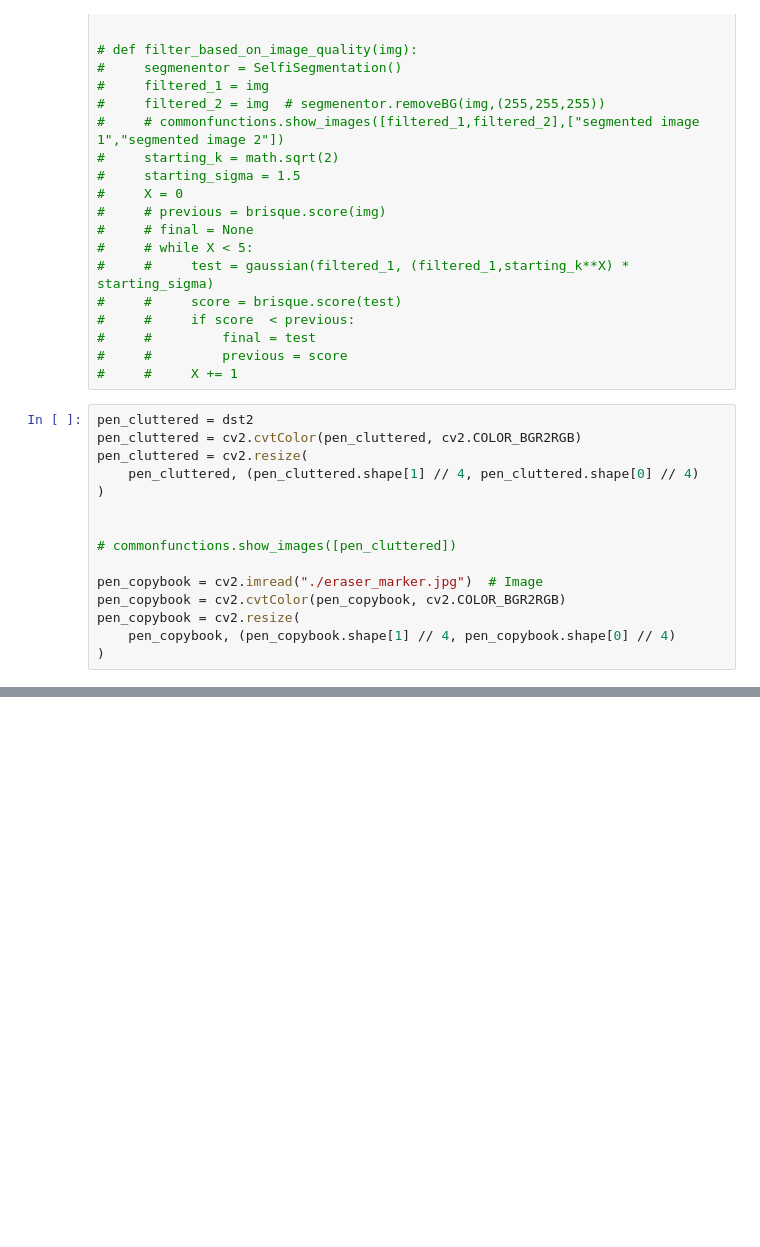
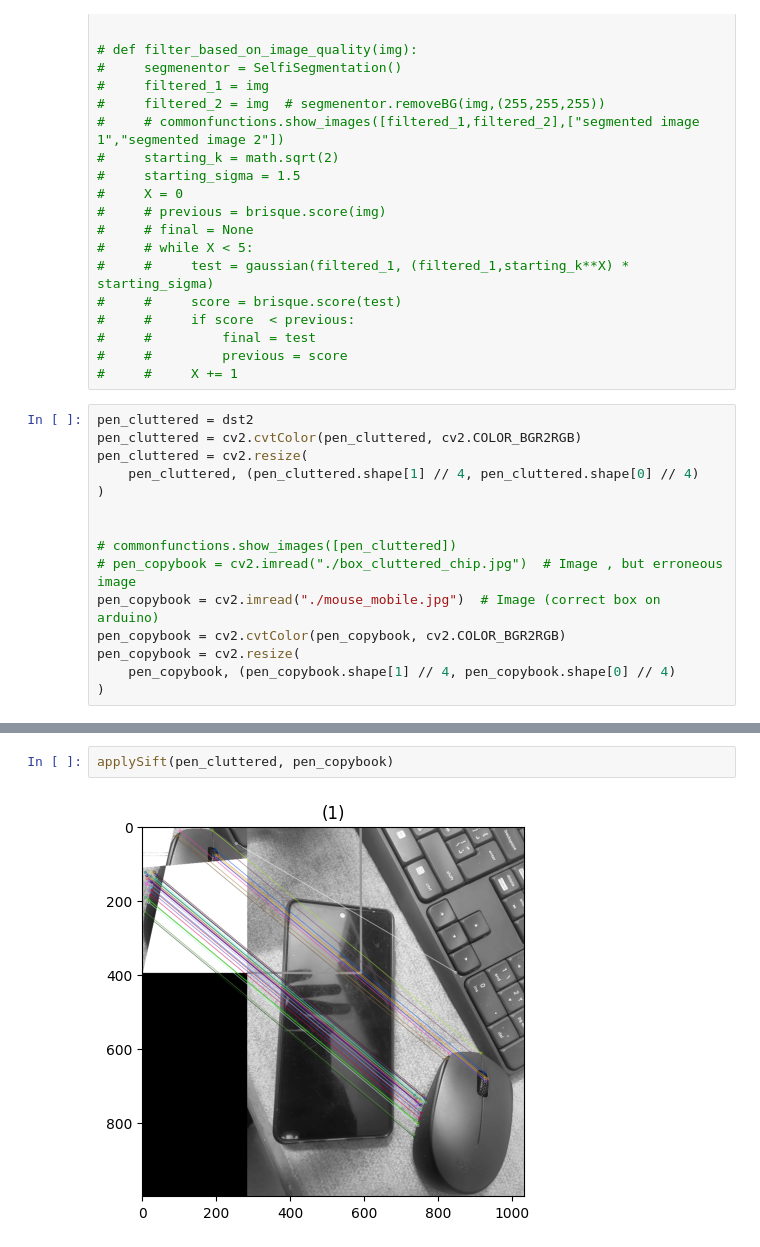
Before and after one commit to Grintaking19/Lost-Found-Items, a Jupyter notebook: image_crop.ipynb, the cells around one changed output, grey strips where cells are left out. Cells and saved outputs as stored; diff of their text form; blank space fills up the shorter version.

```diff
--- a/image_crop.ipynb
+++ b/image_crop.ipynb
@@ -202,8 +237,8 @@ pen_cluttered = cv2.resize(
 
 
 # commonfunctions.show_images([pen_cluttered])
-
-pen_copybook = cv2.imread("./eraser_marker.jpg")  # Image
+# pen_copybook = cv2.imread("./box_cluttered_chip.jpg")  # Image , but erroneous image
+pen_copybook = cv2.imread("./mouse_mobile.jpg")  # Image (correct box on arduino)
 pen_copybook = cv2.cvtColor(pen_copybook, cv2.COLOR_BGR2RGB)
 pen_copybook = cv2.resize(
     pen_copybook, (pen_copybook.shape[1] // 4, pen_copybook.shape[0] // 4)
@@ -229,0 +268,4 @@ No more matching box
+# %%
+applySift(pen_cluttered, pen_copybook)
+# %% [output]
+[figure, added]
```
Also changed, not shown: parts of 6 cells of this notebook, 13 other files.
